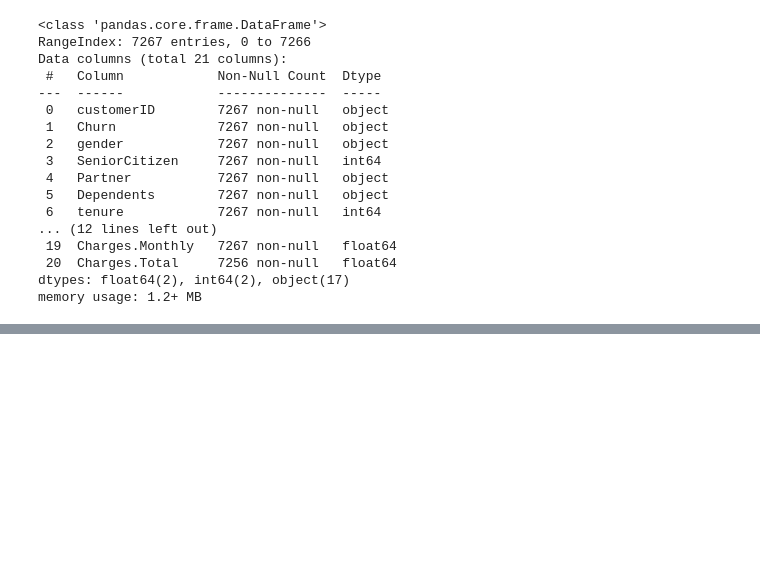
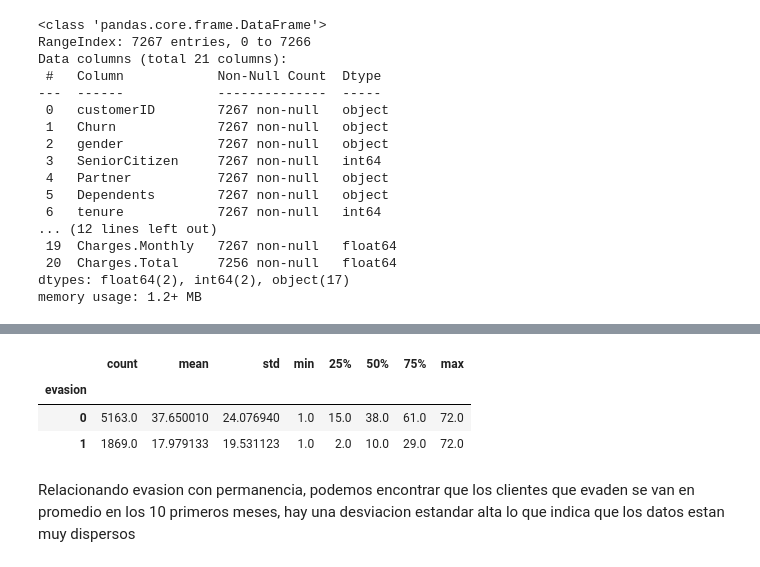
Before and after one commit to taniagoa/Segundo-challenge-CD-Telecom, a Jupyter notebook: segundo_challenge_Telecom.ipynb, the cells around one changed output, grey strips where cells are left out. Drawn from its saved outputs; the diff is of its cells as text; code cells hidden in the pictures; blank space fills up the shorter version.

```diff
--- a/segundo_challenge_Telecom.ipynb
+++ b/segundo_challenge_Telecom.ipynb
@@ -146,0 +235,9 @@ memory usage: 1.2+ MB
+# %%
+datos_telecom2.groupby('evasion')['permanencia'].describe()
+# %% [output]
+|  | count | mean | std | min | 25% | 50% | 75% | max |
+| evasion |  |  |  |  |  |  |  |  |
+| 0 | 5163.0 | 37.650010 | 24.076940 | 1.0 | 15.0 | 38.0 | 61.0 | 72.0 |
+| 1 | 1869.0 | 17.979133 | 19.531123 | 1.0 | 2.0 | 10.0 | 29.0 | 72.0 |
+# %% [markdown]
+Relacionando evasion con permanencia, podemos encontrar que los clientes que evaden se van en promedio en los 10 primeros meses, hay una desviacion estandar alta lo que indica que los datos estan muy dispersos
```
Also changed, not shown: parts of 10 cells of this notebook.
